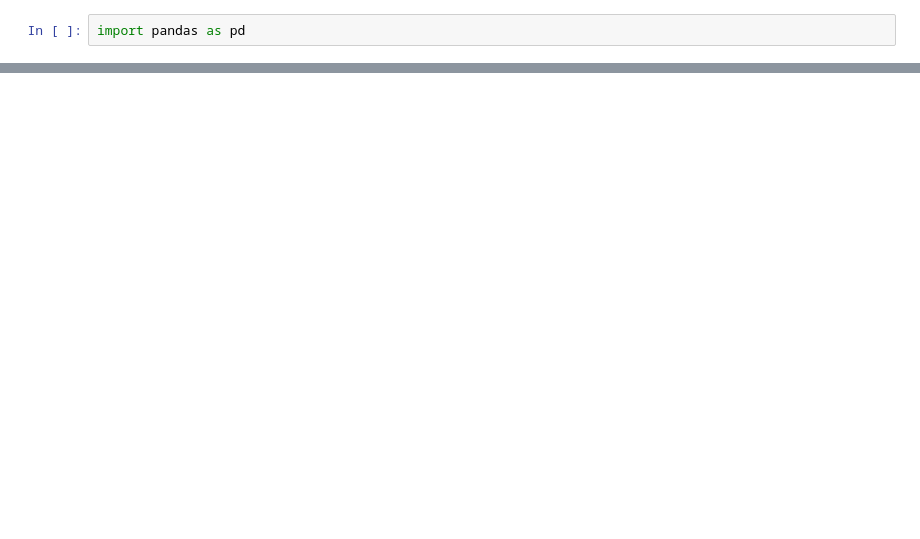
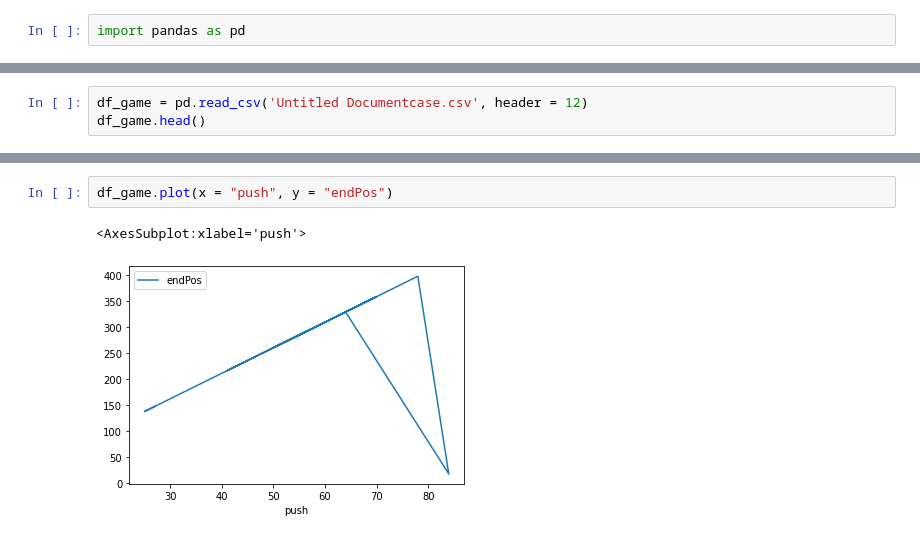
Before and after one commit to jasperjjhe/Oxbridge-CamTrad-Data-Science-2022, a Jupyter notebook: intro-guess.ipynb, the cells around one changed output, grey strips where cells are left out. Drawn from its saved outputs; the diff is of its cells as text; blank space fills up the shorter version.

```diff
--- a/intro-guess.ipynb
+++ b/intro-guess.ipynb
@@ -22,0 +67,3 @@ df_examples.loc[((df_examples["Rank"] == "Domain") & (df_examples["Fruit Fly"] =
+# %%
+df_game = pd.read_csv('Untitled Documentcase.csv', header = 12)
+df_game.head()
@@ -22,0 +77,5 @@ df_examples.loc[((df_examples["Rank"] == "Domain") & (df_examples["Fruit Fly"] =
+# %%
+df_game.plot(x = "push", y = "endPos")
+# %% [output]
+<AxesSubplot:xlabel='push'>
+[figure, added]
```
Also changed, not shown: parts of 5 cells of this notebook, 1 other file.
